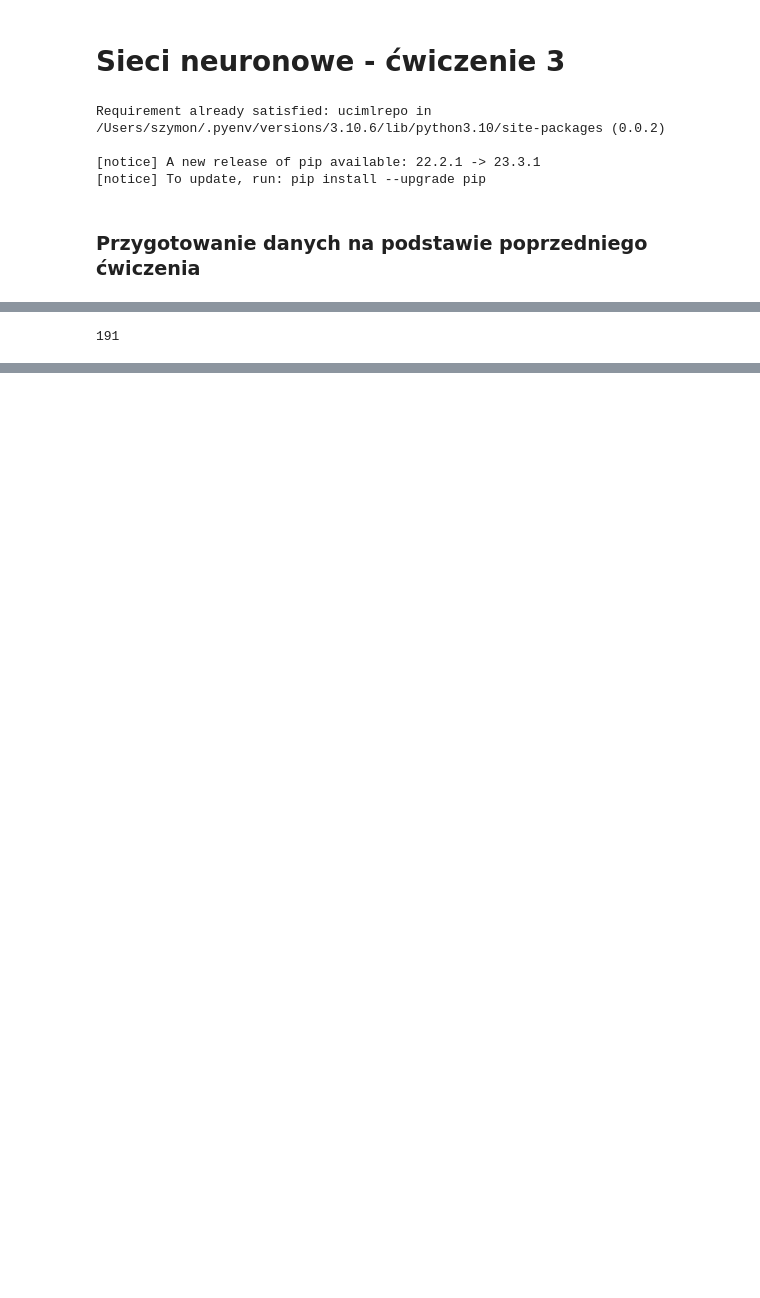
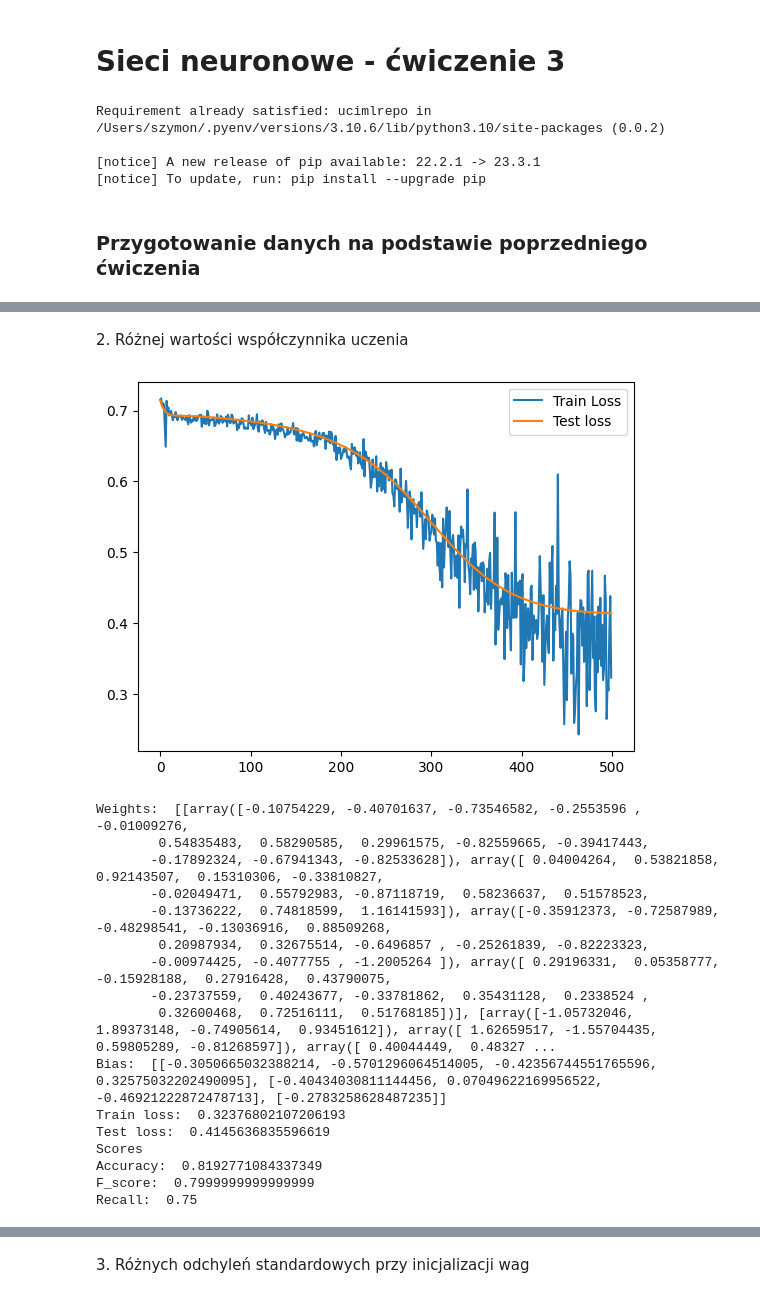
Before and after one commit to SzymonSawczuk/neural-networks, a Jupyter notebook: lab3/Ćwiczenie_3_Szymon_Sawczuk_260287.ipynb, the cells around one changed output, grey strips where cells are left out. Saved outputs shown, nothing was run; the diff lists cells and outputs as text; code cells hidden in the pictures; blank space fills up the shorter version.

```diff
--- a/lab3/Ćwiczenie_3_Szymon_Sawczuk_260287.ipynb
+++ b/lab3/Ćwiczenie_3_Szymon_Sawczuk_260287.ipynb
@@ -12,9 +12,3 @@ import numpy as np
 import pandas as pd
 import matplotlib.pyplot as plt
 import sklearn.metrics as metrics
-# %%
-def sigmoid(n) -> float:
-    return 1 / (1 + np.exp(-n))
-# %%
-def sigmoid_der(n) -> float:
-    return sigmoid(n) * (1 - sigmoid(n))
@@ -295,0 +110,7 @@ x_train, y_train, x_test, y_test = train_test_split(features, targets, 70)
+# %%
+def sigmoid(n):
+    return 1 / (1 + np.exp(-n))
+
+
+def sigmoid_der(n):
+    return sigmoid(n) * (1 - sigmoid(n))
@@ -301,15 +289,15 @@ hidden3 = (100, 50)
 
 #2. Różnej wartości współczynnika uczenia
 learning1 = 0.001
-learning2 = 0.05
+learning2 = 0.01
 
 #3. Różnych odchyleń standardowych przy inicjalizacji wag
-std_dev = 0.8
-std_dev = 0.3
+std_dev1 = 0.8
+std_dev2 = 0.3
 
 #5. Różnej liczby warstw
-hidden4 = (20)
+hidden4 = (20,)
 hidden5 = (20, 20)
 hidden6 = (20, 20, 20)
 
-max_iter = 1000
+max_iter = 500
@@ -343,4 +333,26 @@ Recall:  0.0
-# %%
-x_train.shape[0]
-# %% [output]
-191
+# %% [markdown]
+<p>2. Różnej wartości współczynnika uczenia</p>
+# %%
+ex4 = MultilayerNetwork(hidden2)
+ex5 = MultilayerNetwork(hidden2)
+
+r4 = ex1.optimize(x_train, y_train, x_test, y_test, 50, learning1, max_iter, 0.4, verb=True)
+r5 = ex2.optimize(x_train, y_train, x_test, y_test, 50, learning2, max_iter, 0.4,  verb=True)
+# %% [output]
+[figure, added]
+Weights:  [[array([-0.10754229, -0.40701637, -0.73546582, -0.2553596 , -0.01009276,
+        0.54835483,  0.58290585,  0.29961575, -0.82559665, -0.39417443,
+       -0.17892324, -0.67941343, -0.82533628]), array([ 0.04004264,  0.53821858,  0.92143507,  0.15310306, -0.33810827,
+       -0.02049471,  0.55792983, -0.87118719,  0.58236637,  0.51578523,
+       -0.13736222,  0.74818599,  1.16141593]), array([-0.35912373, -0.72587989, -0.48298541, -0.13036916,  0.88509268,
+        0.20987934,  0.32675514, -0.6496857 , -0.25261839, -0.82223323,
+       -0.00974425, -0.4077755 , -1.2005264 ]), array([ 0.29196331,  0.05358777, -0.15928188,  0.27916428,  0.43790075,
+       -0.23737559,  0.40243677, -0.33781862,  0.35431128,  0.2338524 ,
+        0.32600468,  0.72516111,  0.51768185])], [array([-1.05732046,  1.89373148, -0.74905614,  0.93451612]), array([ 1.62659517, -1.55704435,  0.59805289, -0.81268597]), array([ 0.40044449,  0.48327 ...
+Bias:  [[-0.3050665032388214, -0.5701296064514005, -0.42356744551765596, 0.32575032202490095], [-0.40434030811144456, 0.07049622169956522, -0.46921222872478713], [-0.2783258628487235]]
+Train loss:  0.32376802107206193
+Test loss:  0.4145636835596619
+Scores
+Accuracy:  0.8192771084337349
+F_score:  0.7999999999999999
+Recall:  0.75
@@ -346,0 +377,2 @@ x_train.shape[0]
+# %% [markdown]
+<p>3. Różnych odchyleń standardowych przy inicjalizacji wag</p>
```
Also changed, not shown: parts of 12 cells of this notebook, 1 other file.
